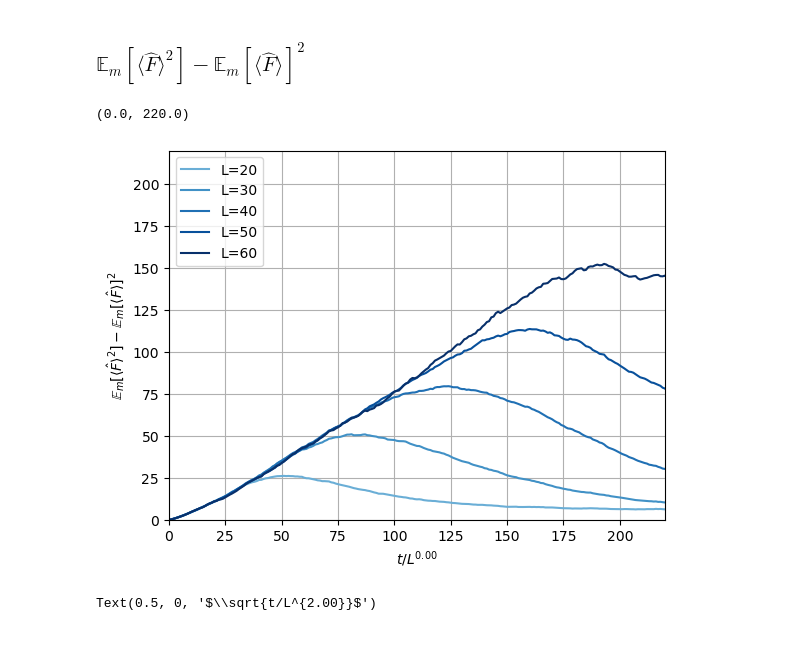
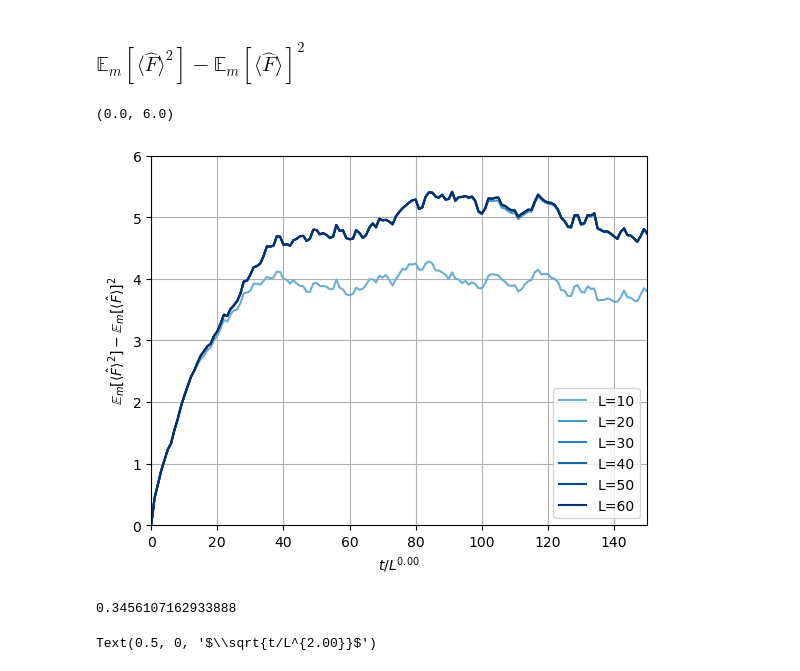
Before and after one commit to youtao1999/CT_MPS, a Jupyter notebook: FM_DW_T.ipynb, the cells around one changed output. Saved outputs shown, nothing was run; the diff lists cells and outputs as text; code cells hidden in the pictures; blank space fills up the shorter version.

```diff
--- a/FM_DW_T.ipynb
+++ b/FM_DW_T.ipynb
@@ -29,7 +29,7 @@ from diffusion_utils import *
 # %% [markdown]
 # Load
 # %%
-data=load_json('MPS_(0,1)_L20_pctrl0.400_pproj0.000_s10_x01_DW.json')
+data=load_json('MPS_(0,1)_L8_pctrl0.500_pproj0.500_s0_x01_DW.json')
 # %%
 data.keys()
 # %% [output]
@@ -213,31 +252,35 @@ ax.set_xlabel(f'$t/L^{{{z:.2f}}}$')
 # %% [markdown]
 ### $\mathbb{E}_m[\langle{\hat{F}}\rangle^2]- \mathbb{E}_m[\langle{\hat{F}}\rangle]^2$
 # %%
-L_list=np.arange(20,61,10)
+L_list=np.arange(10,61,10)
 # L_list=[20,30,40,50]
 fig,ax=plt.subplots()
 z=0
-p_ctrl=0.4
+p_ctrl=0.6
 color_list=(plt.cm.Blues(np.linspace(0.5,1,len(L_list))))
 for idx,L in enumerate(L_list):
     data1=df_MPS_0_DW.xs(level='Metrics',key='DW1').xs(level='p_ctrl',key=p_ctrl).xs(level='p_proj',key=0.00).xs(level='L',key=L).sort_index()['observations']
     # data2=df_MPS_0_DW.xs(level='Metrics',key='DW2').xs(level='p_ctrl',key=0.50).xs(level='L',key=L).sort_index()['observations']
     t_list=data1.index
     sq_mean=data1.apply(lambda x : np.array(x)**2).apply(np.mean)
     mean_sq=data1.apply(np.mean).apply(lambda x : np.array(x)**2)
     y=sq_mean-mean_sq
     ax.plot((t_list/L**z),y,label=f'L={L}',color=(color_list[idx]))
 ax.legend()
 ax.grid('on')
 # ax.set_xlim(0,80/L_list[0]**z)
 ax.set_ylabel(r'$\mathbb{E}_m[\langle{\hat{F}}\rangle^2]- \mathbb{E}_m[\langle{\hat{F}}\rangle]^2$')
 ax.set_xlabel(f'$t/L^{{{z:.2f}}}$')
 
 ax.set_xlim(0,150)
-ax.set_ylim(0,150)
+ax.set_ylim(0,6)
 # %% [output]
-(0.0, 220.0)
+(0.0, 6.0)
-[figure, old version]
+[figure, new version]
+# %%
+y[600]/600
+# %% [output]
+0.3456107162933888
 # %%
 from tqdm import tqdm
 # %%
```
Also changed, not shown: parts of 23 cells of this notebook, 1 other file.
